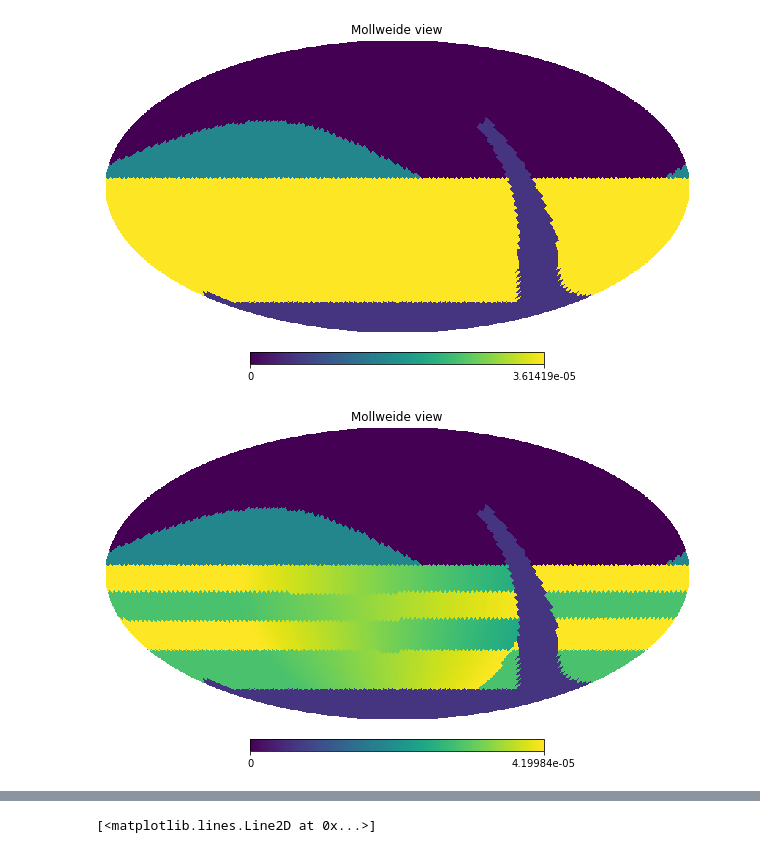
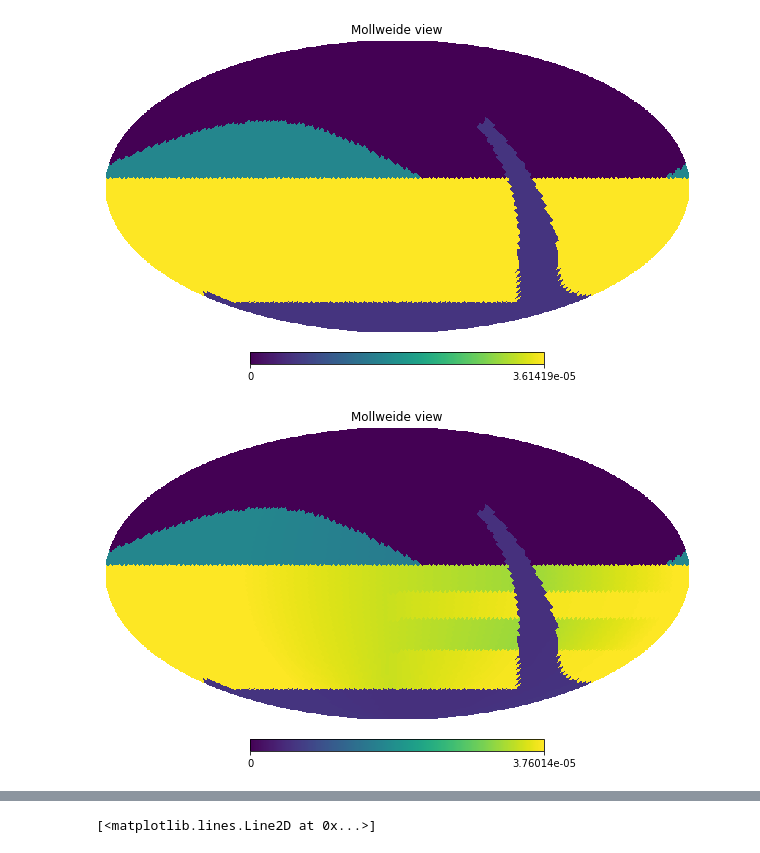
Before and after one commit to lsst-sims/sims_featureScheduler_runs1.7, a Jupyter notebook: technical/roll_weight_tune/fp_obj.ipynb, the cells around one changed output, grey strips where cells are left out. Cells and saved outputs as stored; diff of their text form; code cells hidden in the pictures.

```diff
--- a/technical/roll_weight_tune/fp_obj.ipynb
+++ b/technical/roll_weight_tune/fp_obj.ipynb
@@ -20,9 +20,9 @@ hp.mollview(footprints(mjd_start+365.5*2)['r'])
 # %%
 rolling_fp = make_rolling_footprints(mjd_start=mjd_start, sun_RA_start=sun_RA_start, nside=nside, nslice=2)
 # %%
-hp.mollview(rolling_fp(mjd_start+365.25*2)['r'])
+hp.mollview(rolling_fp(mjd_start+365.25*5.75)['r'])
 # %% [output]
-[figure, old version]
+[figure, new version]
 # %%
 ack = rolling_fp(mjd_start+365.25*2)['r']
 np.where(ack ==np.max(ack))
```
Also changed, not shown: parts of 8 cells of this notebook.
